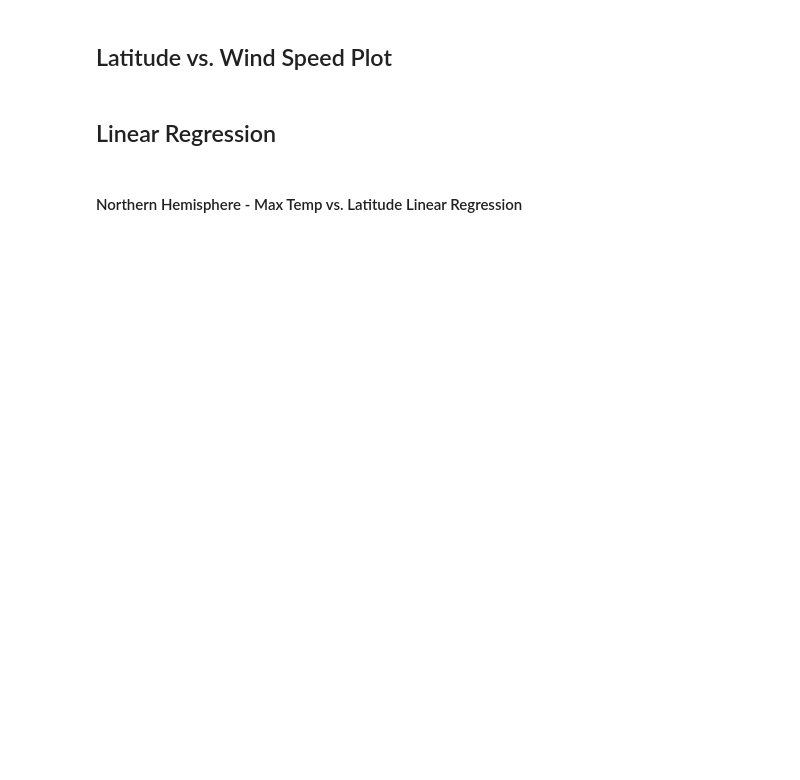
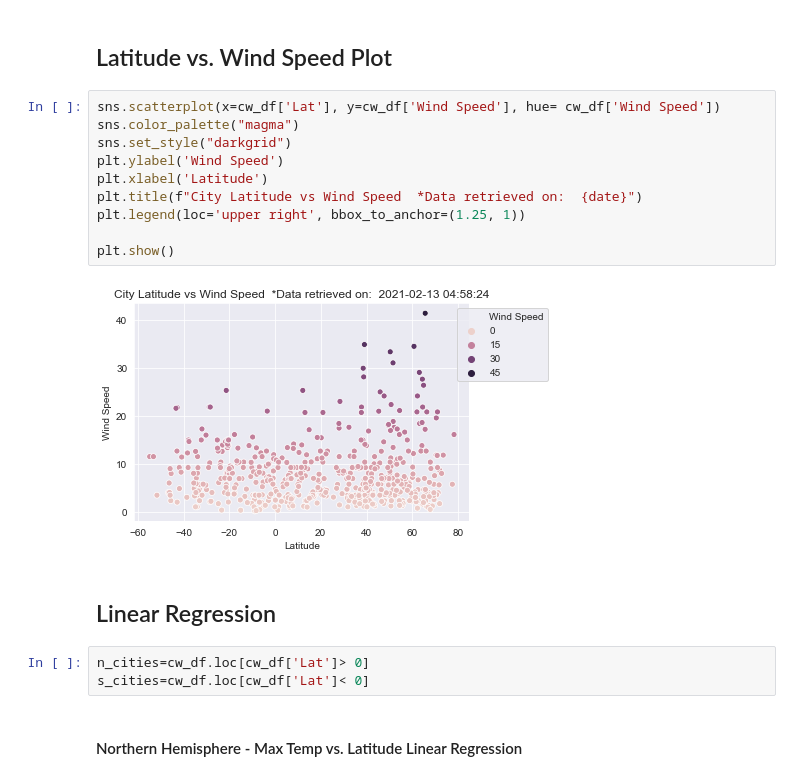
Before and after one commit to Leonidesguerra/python-api-challenge, a Jupyter notebook: WeatherPy.ipynb, the cells around one changed output. Cells and saved outputs as stored; diff of their text form; blank space fills up the shorter version.

```diff
--- a/WeatherPy.ipynb
+++ b/WeatherPy.ipynb
@@ -195,6 +207,21 @@ plt.show()
 # %% [markdown]
 ## Latitude vs. Wind Speed Plot
+# %%
+sns.scatterplot(x=cw_df['Lat'], y=cw_df['Wind Speed'], hue= cw_df['Wind Speed'])
+sns.color_palette("magma")
+sns.set_style("darkgrid")
+plt.ylabel('Wind Speed')
+plt.xlabel('Latitude')
+plt.title(f"City Latitude vs Wind Speed  *Data retrieved on:  {date}")
+plt.legend(loc='upper right', bbox_to_anchor=(1.25, 1))
+
+plt.show()
+# %% [output]
+[figure, added]
 # %% [markdown]
 ## Linear Regression
+# %%
+n_cities=cw_df.loc[cw_df['Lat']> 0]
+s_cities=cw_df.loc[cw_df['Lat']< 0]
 # %% [markdown]
 ####  Northern Hemisphere - Max Temp vs. Latitude Linear Regression
```
Also changed, not shown: parts of 9 cells of this notebook.
